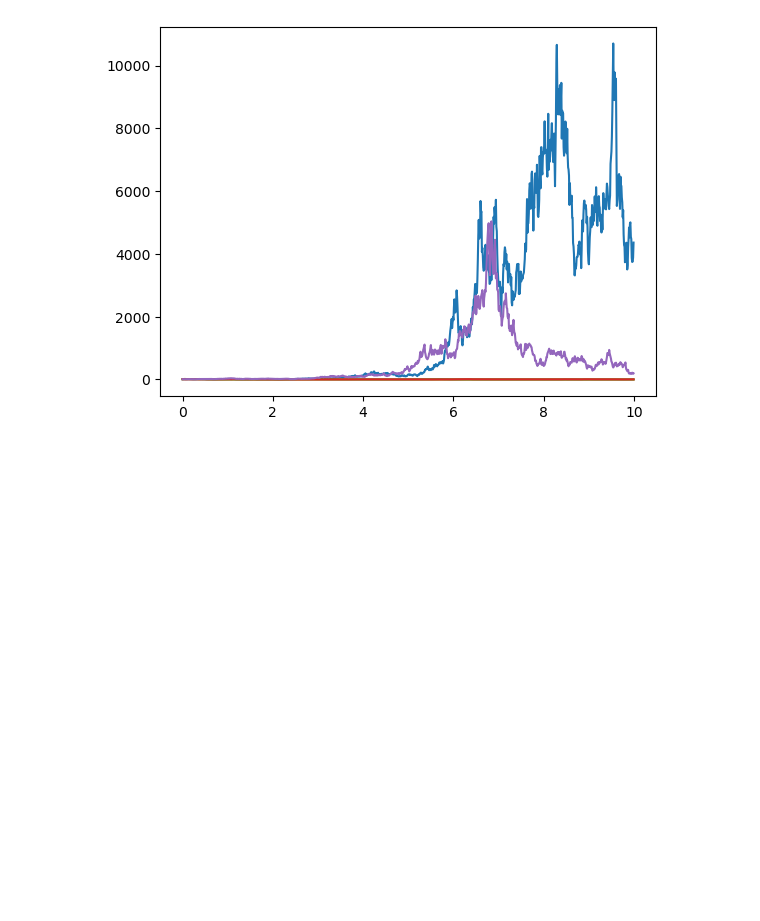
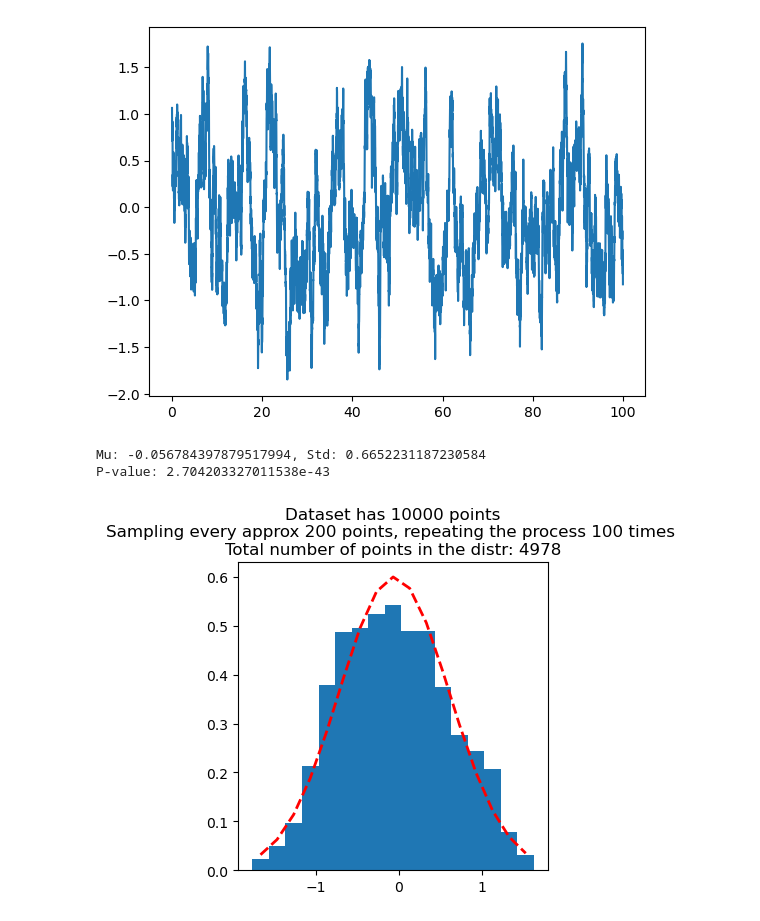
Before and after one commit to lorenzorizzi17/LaboratoryOfComputationalPhysics_Y7, a Jupyter notebook: tmp.ipynb, the cells around one changed output. Drawn from its saved outputs; the diff is of its cells as text; code cells hidden in the pictures; blank space fills up the shorter version.

```diff
--- a/tmp.ipynb
+++ b/tmp.ipynb
@@ -1,31 +1,83 @@
 # %%
 import numpy as np
 import matplotlib.pyplot as plt
 from math import sqrt
+import pandas as pd
+
+from scipy.stats import norm
+from scipy import stats
+from math import pi
 
 N = 5
-T = 10
+T = 100
 D = 1
 dt = 0.01
-x0 = 10
+x0 = 1
+
 times = np.arange(0, T, dt)
 
 def a(x,t):
-    return 0.5*x
+    return  - x
 
 def sigma(x,t):
-    return x
+    return 0.9
 
 
 def run_stochastic(n):
     x = x0 * np.ones( (int(T/dt),n) )
     for i, t in enumerate(times):
         z = np.random.normal(0,1, (n,))
         dB = sqrt(dt) * z
         x[i] = x[i-1] + a(x[i-1], t) * dt * np.ones((n,)) + sigma(x[i-1],t) * dB * np.ones((n,))
     return x
 
-plt.plot(times, run_stochastic(5))
+x = run_stochastic(1)
+plt.plot(times, x)
 plt.show()
+
+df = pd.Series( x.reshape((len(x),)))
+
+
+## WIP !!! what if we chose a gaussian sampling? (The distance between two points is gaussian distributed)
+def plot_distribution(dataset : pd.Series, lambda_ : int, n : int):
+
+    x = np.array([0])
+    # repeat the process n times
+    for i in range(n):
+        # we will sample the dataset choosing a value every lambda points on average (poisson distr)
+        choice = [np.random.randint(lambda_)]  #choice is the vector of indices of chosen values
+        for i in range(1, int(len(dataset)/lambda_) ):
+            l = np.random.poisson(lambda_)
+            if (int(choice[-1]+l) > len(dataset)-1):
+                break
+            choice.append(int(choice[-1]+l))
+        #filtered data, chosen approx every lambda points
+        chosen_data = (dataset.values)[choice]
+        x = np.concatenate((x,chosen_data), axis = 0)
+
+    fig, ax = plt.subplots(figsize=(4,4))
+    bin_edges = np.arange(np.min(x), np.max(x), 0.2)
+    ax.hist(x, bins = bin_edges, density=True)
+    ax.set_title(f"Dataset has {len(dataset)} points"+ '\n'+f"Sampling every approx {lambda_} points, repeating the process {n} times " + '\n' + f"Total number of points in the distr: {len(x)}" )
+
+    mu, std = norm.fit(x)
+    print(f"Mu: {mu}, Std: {std}")
+
+    bin_centers = (bin_edges[:-1] + bin_edges[1:]) / 2
+
+    ax.plot(bin_centers, norm.pdf(bin_centers, mu, std), 'r--', linewidth=2)
+
+
+    # Test di Shapiro-Wilk
+    stat, p_value = stats.kstest(x, "norm")
+
+    print(f'P-value: {p_value}')
+    _, ax2 = plt.subplots()
+    stats.probplot(x, dist="norm", plot = ax2)
+
+plot_distribution(df, 200,100)
 # %% [output]
-[figure, old version]
+[figure, new version]
+Mu: -0.056784397879517994, Std: 0.6652231187230584
+P-value: 2.704203327011538e-43
+[figure, added]
```
Also changed, not shown: parts of 2 cells of this notebook, 55 other files.
